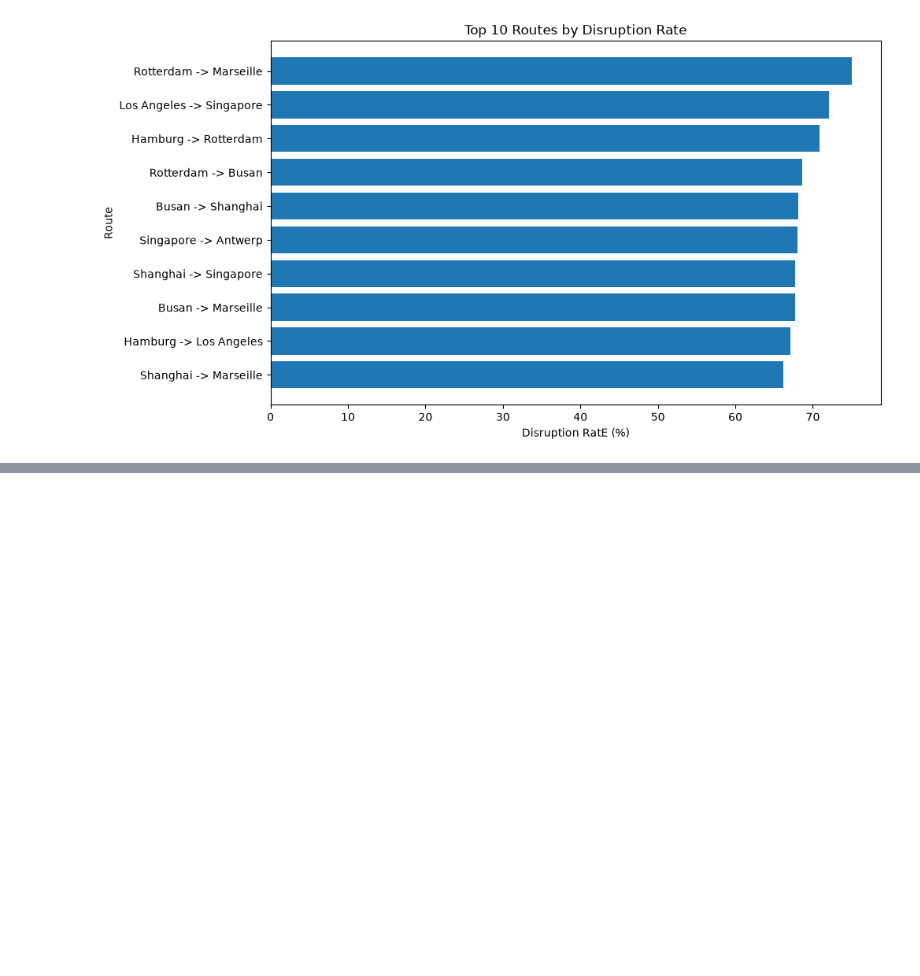
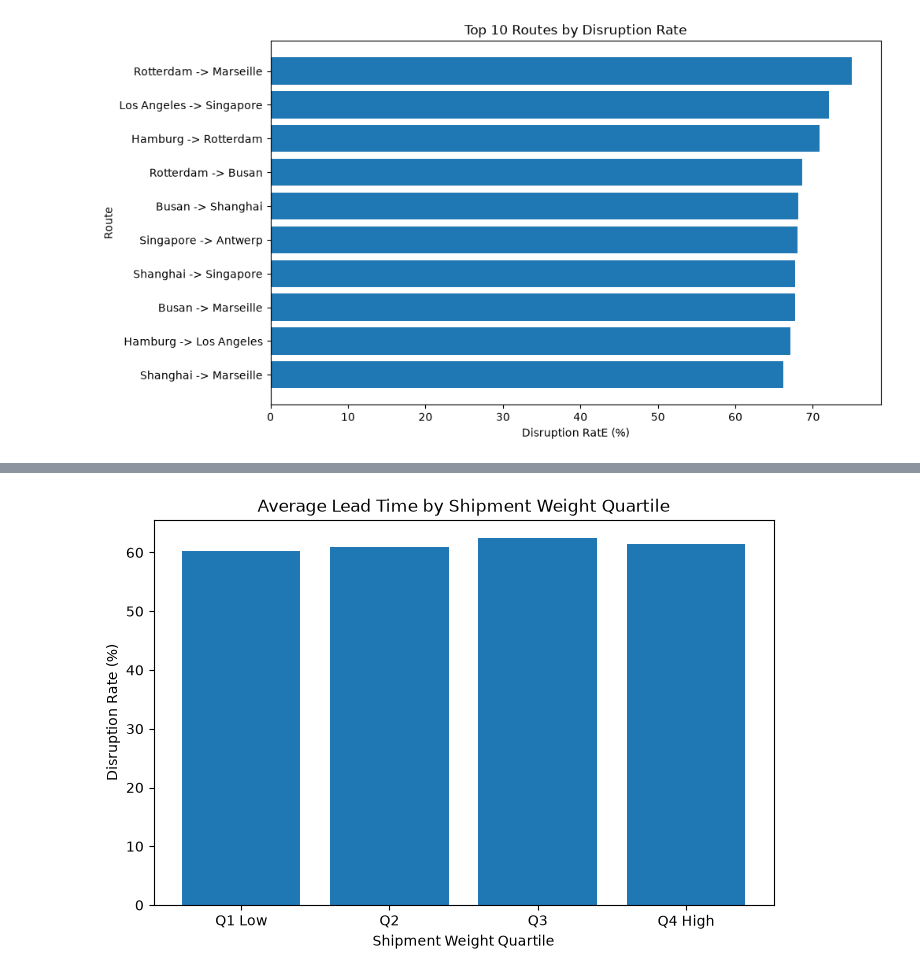
Before and after one commit to sharath1103/Global-Supply-Chain-Disruption, a Jupyter notebook: global_supply_chain_disruption.ipynb, the cells around one changed output, grey strips where cells are left out. Saved outputs shown, nothing was run; the diff lists cells and outputs as text; code cells hidden in the pictures; blank space fills up the shorter version.

```diff
--- a/global_supply_chain_disruption.ipynb
+++ b/global_supply_chain_disruption.ipynb
@@ -922,0 +1058,9 @@ plt.show()
+# %%
+plt.figure(figsize=(8,5))
+plt.bar(weight_analysis["Weight_Quartile"], weight_analysis["Disruption_Rate"])
+plt.title("Average Lead Time by Shipment Weight Quartile")
+plt.xlabel("Shipment Weight Quartile")
+plt.ylabel("Disruption Rate (%)")
+plt.show()
+# %% [output]
+[figure, added]
```
Also changed, not shown: parts of 18 cells of this notebook.
